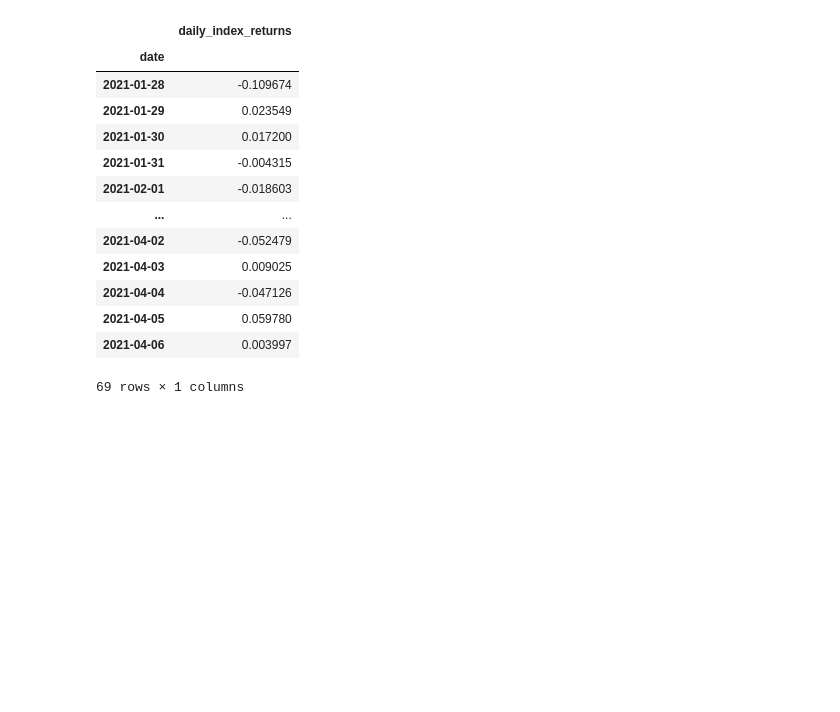
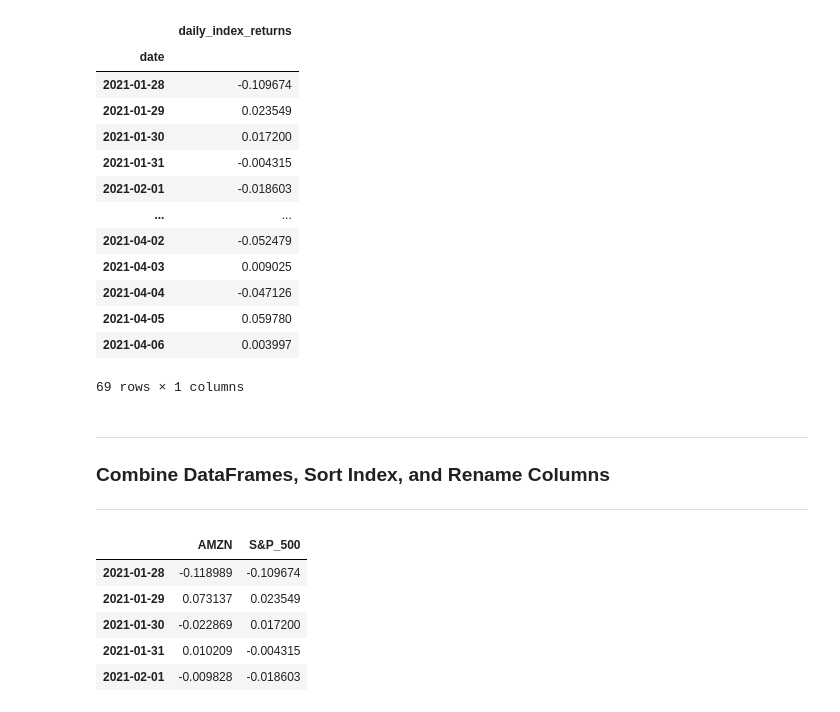
Before and after one commit to Hash3rown/nfty_tree.io, a Jupyter notebook: sandbox/kelso_mana_analysis.ipynb, the cells around one changed output. Cells and saved outputs as stored; diff of their text form; code cells hidden in the pictures; blank space fills up the shorter version.

```diff
--- a/sandbox/kelso_mana_analysis.ipynb
+++ b/sandbox/kelso_mana_analysis.ipynb
@@ -199,12 +199,13 @@ ____________________________________________________________
 ** import index csv into dataframe **
 # %%
 index_path = Path("../Resources/index_exports/2021-04-08-15-01-index.csv")
-mana_df = pd.read_csv(index_path, infer_datetime_format=True, parse_dates=True)
+index_daily_returns_df = pd.read_csv(index_path, infer_datetime_format=True, parse_dates=True)
 columns = ['date', 'daily_index_returns']
-mana_df.columns = columns
-mana_df.set_index(mana_df['date'], inplace=True)
-mana_df.drop(['date'], axis=1, inplace=True)
-mana_df
+index_daily_returns_df.columns = columns
+index_daily_returns_df['date'] = pd.to_datetime(index_daily_returns_df['date']).dt.date
+index_daily_returns_df.set_index(index_daily_returns_df['date'], inplace=True)
+index_daily_returns_df.drop(['date'], axis=1, inplace=True)
+index_daily_returns_df
 # %% [output]
 |  | daily_index_returns |
 | date |  |
@@ -220,3 +221,26 @@ mana_df
 | 2021-04-05 | 0.059780 |
 | 2021-04-06 | 0.003997 |
 69 rows × 1 columns
+# %% [markdown]
+________________________________________________
+### Combine DataFrames, Sort Index, and Rename Columns
+________________________________________________
+# %%
+# Create a new pivot table where the columns are the closing prices for each ticker
+mana_v_index_returns_df = pd.concat([mana_daily_returns, index_daily_returns_df], axis="columns", join="inner")
+
+# Sort datetime index in ascending order (past to present)
+mana_v_index_returns_df = mana_v_index_returns_df.sort_index()
+
+# Set column names to 'AMZN' and 'S&P 500'
+mana_v_index_returns_df.columns = ["AMZN", "S&P_500"]
+
+# Display a few rows
+mana_v_index_returns_df.head()
+# %% [output]
+|  | AMZN | S&P_500 |
+| 2021-01-28 | -0.118989 | -0.109674 |
+| 2021-01-29 | 0.073137 | 0.023549 |
+| 2021-01-30 | -0.022869 | 0.017200 |
+| 2021-01-31 | 0.010209 | -0.004315 |
+| 2021-02-01 | -0.009828 | -0.018603 |
```
Also changed, not shown: 1 other file.
